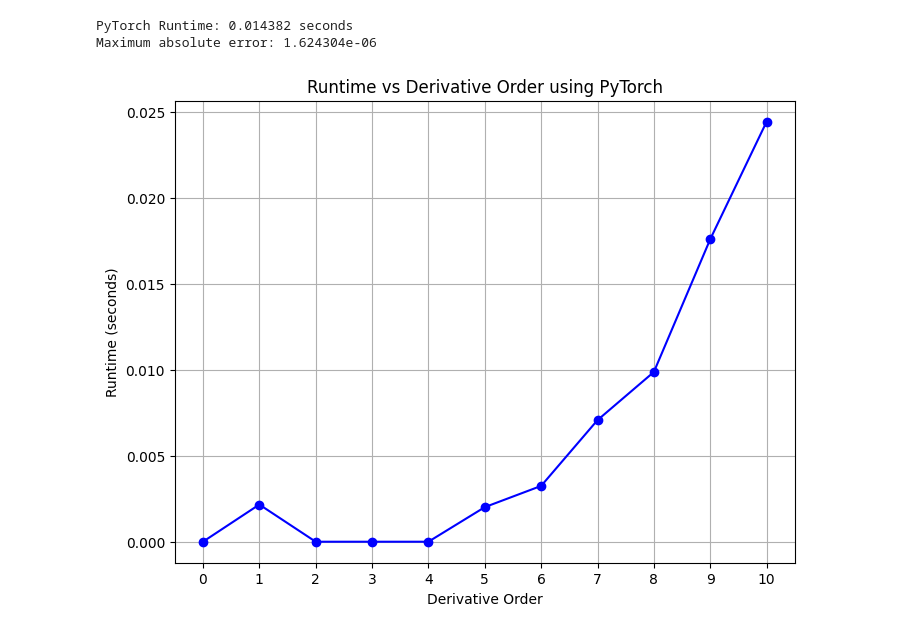
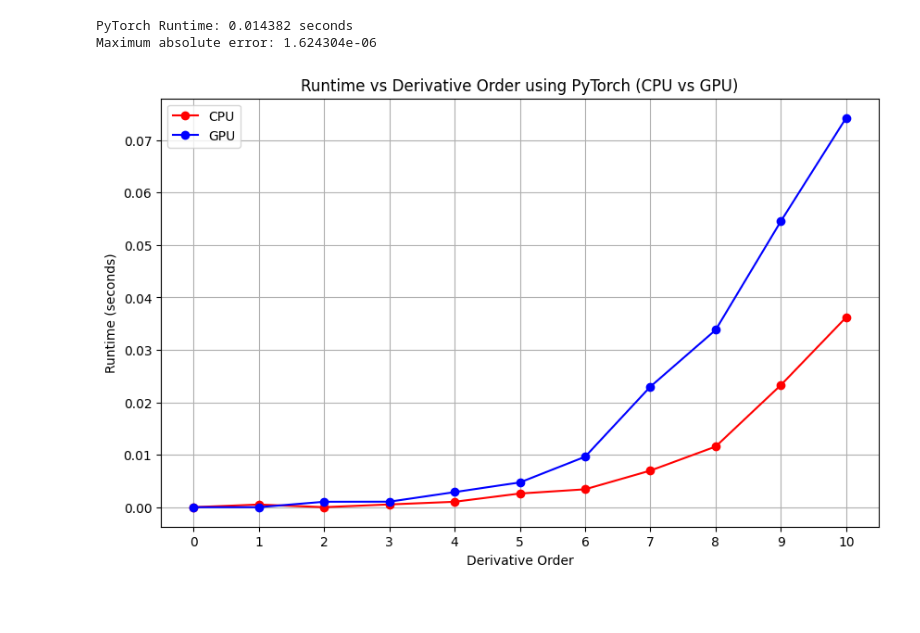
Before and after one commit to phycoding/PINN, a Jupyter notebook: TFExploration.ipynb, the cells around one changed output. Saved outputs shown, nothing was run; the diff lists cells and outputs as text; code cells hidden in the pictures; blank space fills up the shorter version.

Commit message:
added gpu implementation with torch

```diff
--- a/TFExploration.ipynb
+++ b/TFExploration.ipynb
@@ -152,46 +152,65 @@ Maximum absolute error: 1.624304e-06
 # %%
 import torch
 import numpy as np
 import time
 import matplotlib.pyplot as plt
 
 # Define the function f(x) in PyTorch
 def f_torch(x):
     return torch.exp(-x**2)
 
 # Compute the nth-order derivative using PyTorch's autodiff
 def nth_order_derivative_torch(x, n):
     x.requires_grad_(True)
     f = f_torch(x)
     for _ in range(n):
         grad = torch.autograd.grad(f, x, torch.ones_like(x), create_graph=True)[0]
         f = grad
     return f
 
-# Measure runtime for nth-order derivative for 10000 points
-def measure_runtime_torch(n):
-    x = torch.linspace(-5, 5, 10000, requires_grad=True)
+# Measure runtime for nth-order derivative for 10000 points on the specified device
+def measure_runtime_torch(n, device):
+    x = torch.linspace(-5, 5, 10000, requires_grad=True, device=device)
     start_time = time.time()
     nth_order_derivative_torch(x, n)
     runtime = time.time() - start_time
     return runtime
 
-# Measure runtime for orders 0 to 3
-orders = [0, 1, 2, 3, 4, 5, 6, 7, 8, 9, 10]
-runtimes = [measure_runtime_torch(n) for n in orders]
+# Measure runtime for orders 0 to 3 on both CPU and GPU
+def test_cpu_vs_gpu():
+    orders = [i for i in range(11)]
+    cpu_device = torch.device("cpu")
+    gpu_device = torch.device("cuda" if torch.cuda.is_available() else "cpu")
 
-# Plot the runtime against the derivative order
-plt.figure(figsize=(8, 6))
-plt.plot(orders, runtimes, marker='o', linestyle='-', color='b')
-plt.title("Runtime vs Derivative Order using PyTorch")
-plt.xlabel("Derivative Order")
-plt.ylabel("Runtime (seconds)")
-plt.xticks(orders)
-plt.grid(True)
-plt.show()
+    runtimes_cpu = [measure_runtime_torch(n, cpu_device) for n in orders]
+    runtimes_gpu = [measure_runtime_torch(n, gpu_device) for n in orders] if gpu_device.type == "cuda" else None
 
-# Print the runtimes for reference
-for order, runtime in zip(orders, runtimes):
-    print(f"Order {order}: Runtime = {runtime:.6f} seconds")
+    # Plot the runtime against the derivative order for both CPU and GPU
+    plt.figure(figsize=(10, 6))
+    plt.plot(orders, runtimes_cpu, marker='o', linestyle='-', color='r', label='CPU')
+    if runtimes_gpu is not None:
+        plt.plot(orders, runtimes_gpu, marker='o', linestyle='-', color='b', label='GPU')
+    plt.title("Runtime vs Derivative Order using PyTorch (CPU vs GPU)")
+    plt.xlabel("Derivative Order")
+    plt.ylabel("Runtime (seconds)")
+    plt.xticks(orders)
+    plt.legend()
+    plt.grid(True)
+    plt.show()
+
+    # Print the runtimes for reference
+    print("CPU Runtimes:")
+    for order, runtime in zip(orders, runtimes_cpu):
+        print(f"Order {order}: Runtime = {runtime:.6f} seconds")
+
+    if runtimes_gpu is not None:
+        print("\nGPU Runtimes:")
+        for order, runtime in zip(orders, runtimes_gpu):
+            print(f"Order {order}: Runtime = {runtime:.6f} seconds")
+    else:
+        print("GPU not available.")
+
+# Run the comparison
+test_cpu_vs_gpu()
 # %% [output]
-[figure, old version]
+[figure, new version]
```
Also changed, not shown: parts of 1 cell of this notebook.
